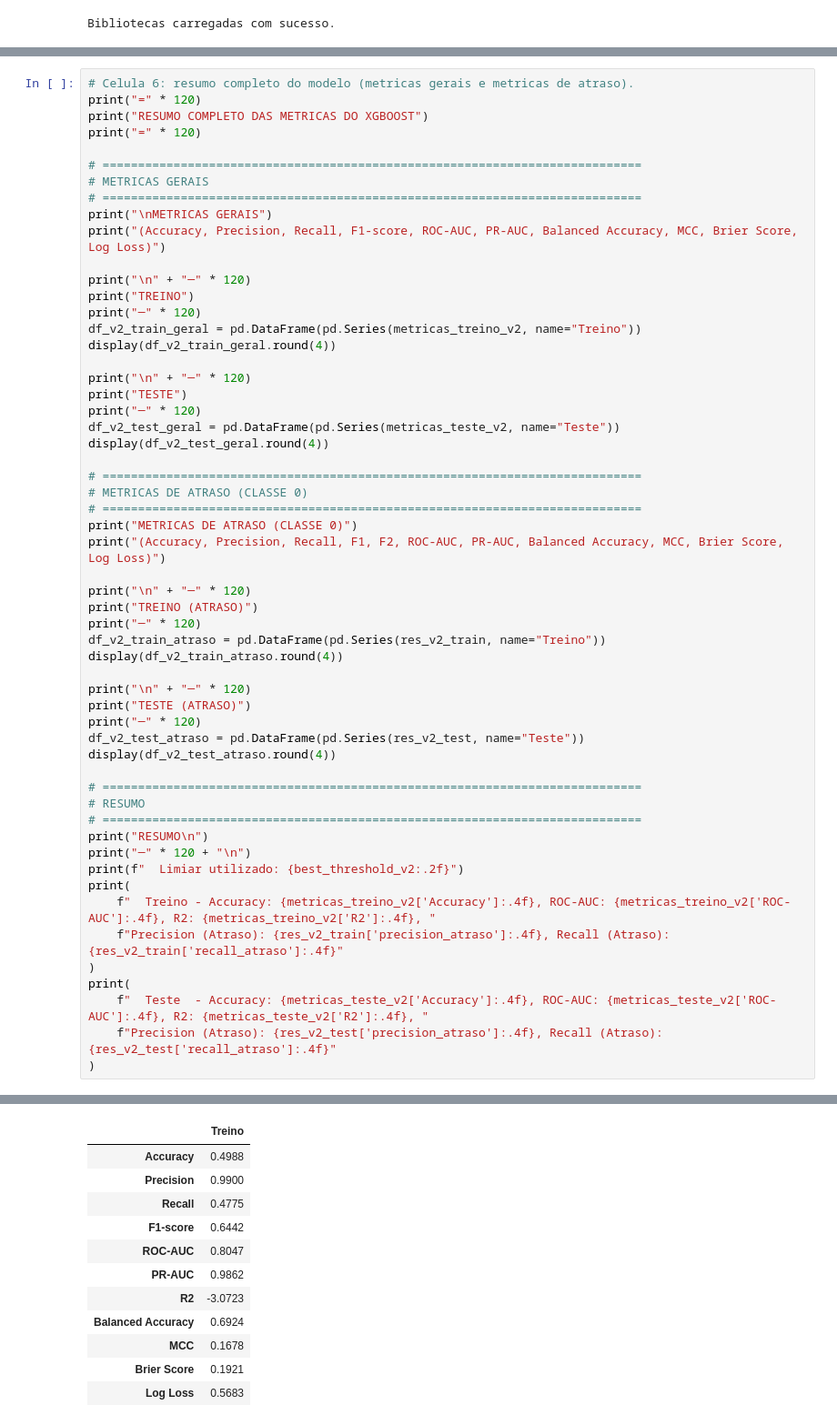
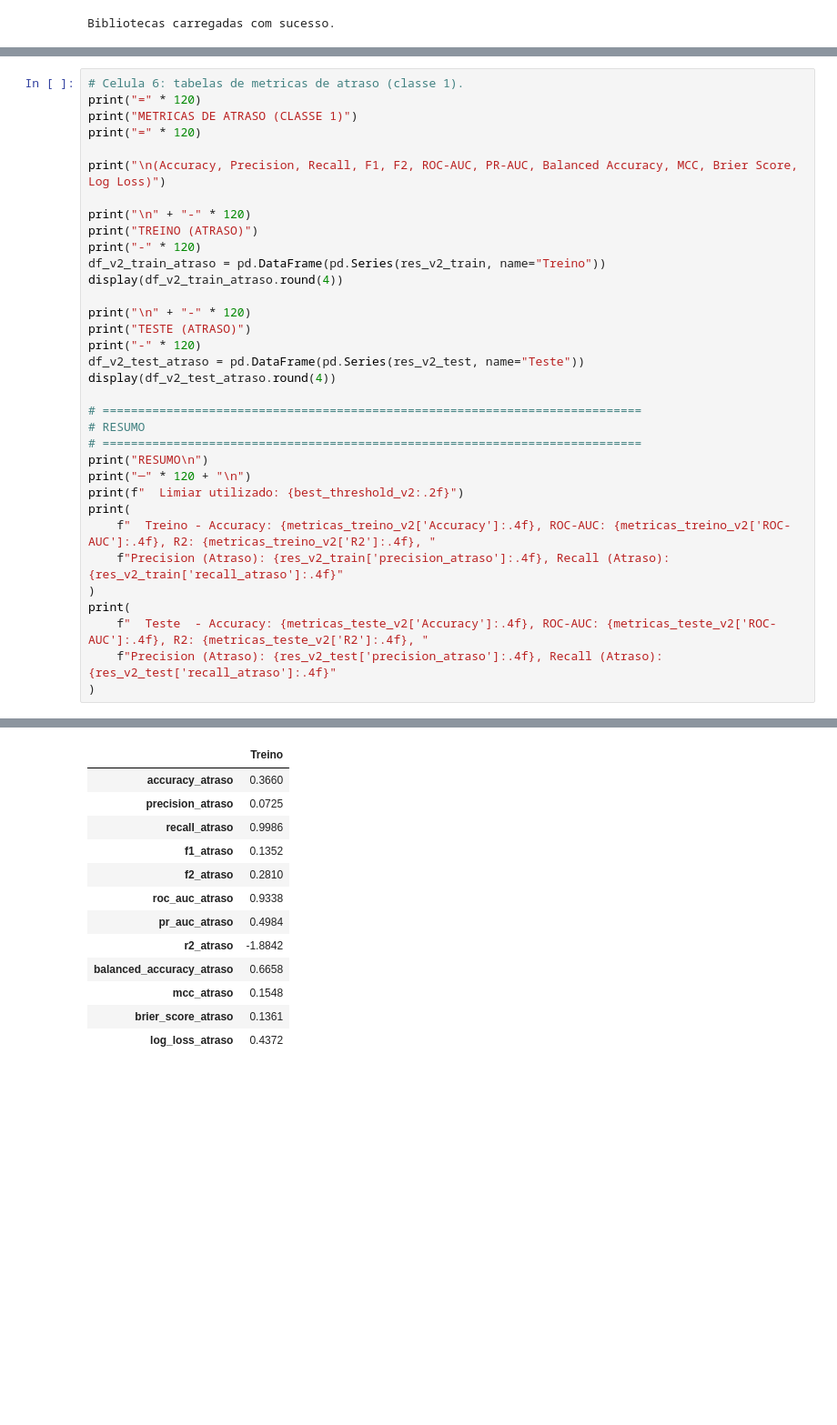
Before and after one commit to Last-Mile-Optimization/backend, a Jupyter notebook: modelo/split-temporal/XGBoost_temporal_split.ipynb, the cells around one changed output, grey strips where cells are left out. Shown at 91% size. Drawn from its saved outputs; the diff is of its cells as text; blank space fills up the shorter version.

```diff
--- a/modelo/split-temporal/XGBoost_temporal_split.ipynb
+++ b/modelo/split-temporal/XGBoost_temporal_split.ipynb
@@ -483,42 +475,20 @@ Resumo (teste):
 # %%
-# Celula 6: resumo completo do modelo (metricas gerais e metricas de atraso).
+# Celula 6: tabelas de metricas de atraso (classe 1).
 print("=" * 120)
-print("RESUMO COMPLETO DAS METRICAS DO XGBOOST")
+print("METRICAS DE ATRASO (CLASSE 1)")
 print("=" * 120)
 
-# ============================================================================
-# METRICAS GERAIS
-# ============================================================================
-print("\nMETRICAS GERAIS")
-print("(Accuracy, Precision, Recall, F1-score, ROC-AUC, PR-AUC, Balanced Accuracy, MCC, Brier Score, Log Loss)")
+print("\n(Accuracy, Precision, Recall, F1, F2, ROC-AUC, PR-AUC, Balanced Accuracy, MCC, Brier Score, Log Loss)")
 
-print("\n" + "─" * 120)
-print("TREINO")
-print("─" * 120)
-df_v2_train_geral = pd.DataFrame(pd.Series(metricas_treino_v2, name="Treino"))
-display(df_v2_train_geral.round(4))
-
-print("\n" + "─" * 120)
-print("TESTE")
-print("─" * 120)
-df_v2_test_geral = pd.DataFrame(pd.Series(metricas_teste_v2, name="Teste"))
-display(df_v2_test_geral.round(4))
-
-# ============================================================================
-# METRICAS DE ATRASO (CLASSE 0)
-# ============================================================================
-print("METRICAS DE ATRASO (CLASSE 0)")
-print("(Accuracy, Precision, Recall, F1, F2, ROC-AUC, PR-AUC, Balanced Accuracy, MCC, Brier Score, Log Loss)")
-
-print("\n" + "─" * 120)
+print("\n" + "-" * 120)
 print("TREINO (ATRASO)")
-print("─" * 120)
+print("-" * 120)
 df_v2_train_atraso = pd.DataFrame(pd.Series(res_v2_train, name="Treino"))
 display(df_v2_train_atraso.round(4))
 
-print("\n" + "─" * 120)
+print("\n" + "-" * 120)
 print("TESTE (ATRASO)")
-print("─" * 120)
+print("-" * 120)
 df_v2_test_atraso = pd.DataFrame(pd.Series(res_v2_test, name="Teste"))
 display(df_v2_test_atraso.round(4))
 
@@ -550,12 +519,13 @@ TREINO
 |  | Treino |
-| Accuracy | 0.4988 |
-| Precision | 0.9900 |
-| Recall | 0.4775 |
-| F1-score | 0.6442 |
-| ROC-AUC | 0.8047 |
-| PR-AUC | 0.9862 |
-| R2 | -3.0723 |
-| Balanced Accuracy | 0.6924 |
-| MCC | 0.1678 |
-| Brier Score | 0.1921 |
-| Log Loss | 0.5683 |
+| accuracy_atraso | 0.3660 |
+| precision_atraso | 0.0725 |
+| recall_atraso | 0.9986 |
+| f1_atraso | 0.1352 |
+| f2_atraso | 0.2810 |
+| roc_auc_atraso | 0.9338 |
+| pr_auc_atraso | 0.4984 |
+| r2_atraso | -1.8842 |
+| balanced_accuracy_atraso | 0.6658 |
+| mcc_atraso | 0.1548 |
+| brier_score_atraso | 0.1361 |
+| log_loss_atraso | 0.4372 |
```
Also changed, not shown: parts of 5 cells of this notebook.
